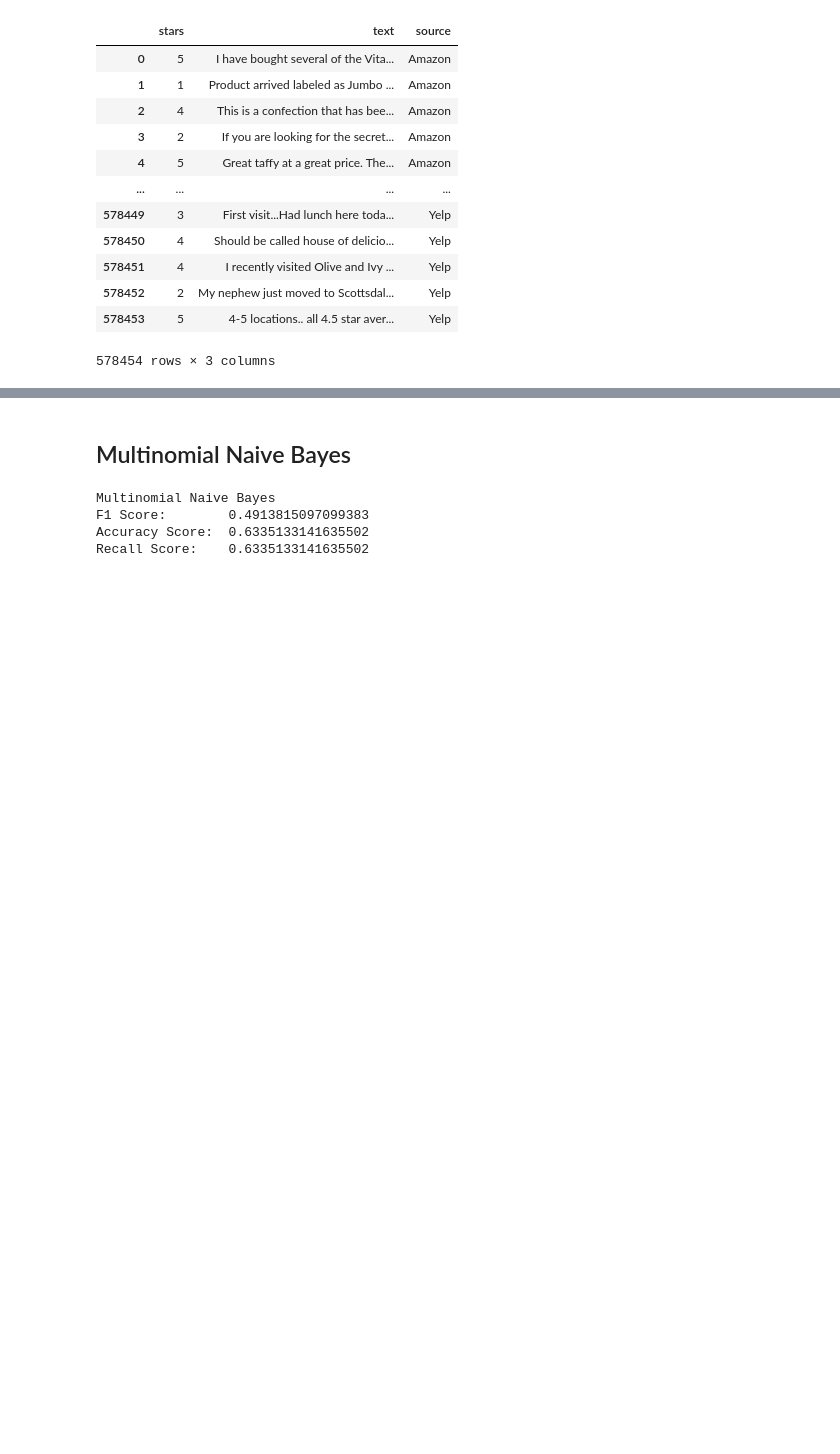
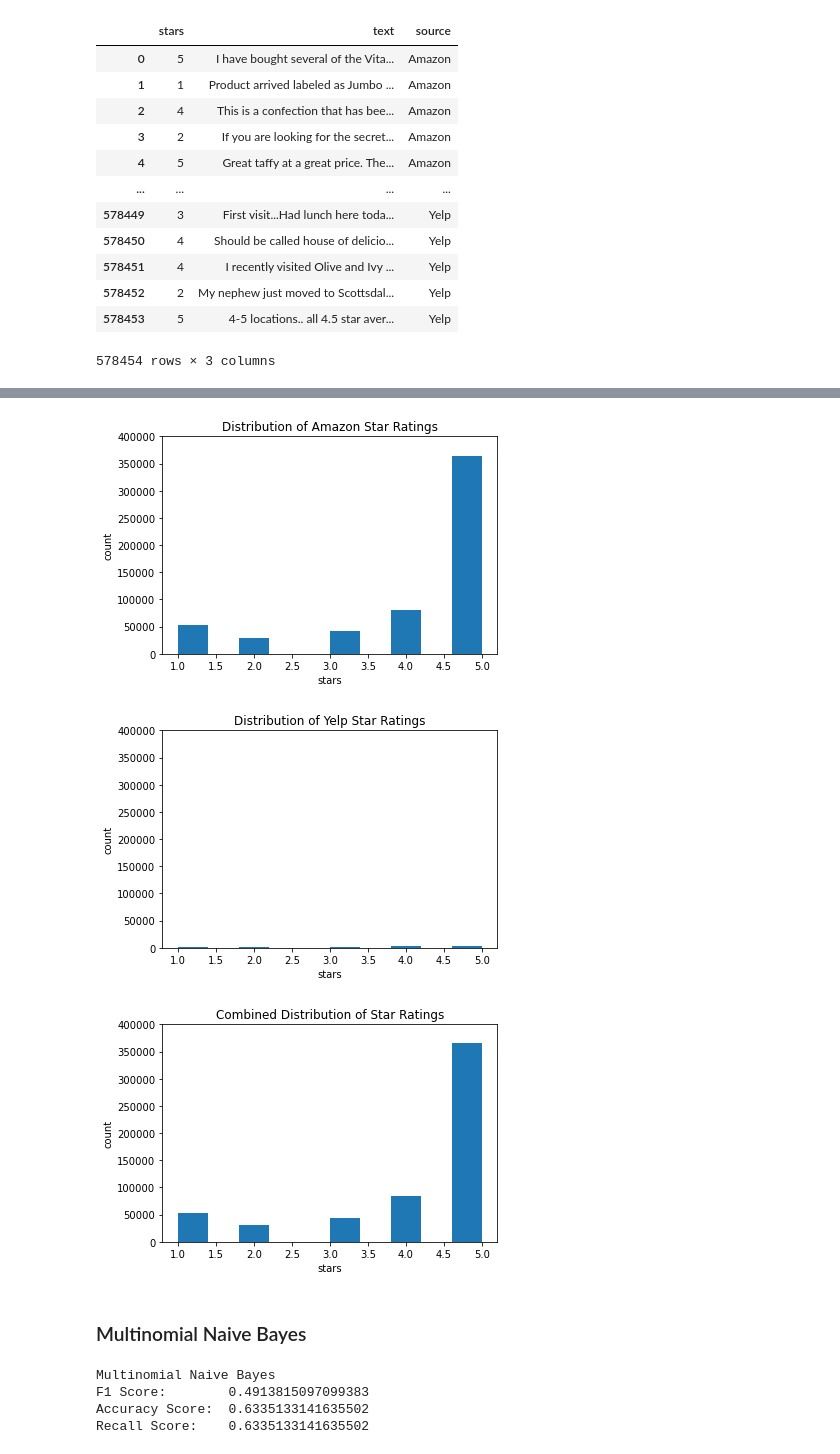
Before and after one commit to gregpollock/Customer-Reviews, a Jupyter notebook: Project.ipynb, the cells around one changed output, grey strips where cells are left out. Cells and saved outputs as stored; diff of their text form; code cells hidden in the pictures; blank space fills up the shorter version.

```diff
--- a/Project.ipynb
+++ b/Project.ipynb
@@ -8,4 +19,3 @@ data = pd.read_csv("amazon/Reviews.csv")
 # %%
 amzn = data[["Score", "Text"]]
 amzn.columns = ["stars", "text"]
-amzn["source"] = "Amazon"
@@ -20,3 +24,0 @@ dataY = pd.read_csv("yelp.csv")
-# %%
-yelp = dataY[["stars", "text"]]
-yelp["source"] = "Yelp"
@@ -71,3 +90,16 @@ display(df)
+# %%
+plt.hist(amzn['stars'], bins=10)
+plt.title("Distribution of Amazon Star Ratings"); plt.xlabel("stars"); plt.ylabel("count"); plt.ylim((0,400000)); plt.show()
+
+plt.hist(yelp['stars'], bins=10)
+plt.title("Distribution of Yelp Star Ratings"); plt.xlabel("stars"); plt.ylabel("count"); plt.ylim((0,400000)); plt.show()
+
+plt.hist(df['stars'], bins=10)
+plt.title("Combined Distribution of Star Ratings"); plt.xlabel("stars"); plt.ylabel("count"); plt.ylim((0,400000)); plt.show()
+# %% [output]
+[figure, added]
+[figure, added]
+[figure, added]
 # %%
 from sklearn.model_selection import train_test_split
 # %%
@@ -76,7 +108,7 @@ from sklearn.ensemble import RandomForestClassifier
 # %%
 train, test = train_test_split(df, test_size=.3, stratify=df.stars, random_state=315)
 # %% [markdown]
-## Multinomial Naive Bayes
+### Multinomial Naive Bayes
 # %%
 nb = MultinomialNB()
 
```
Also changed, not shown: parts of 17 cells of this notebook.
